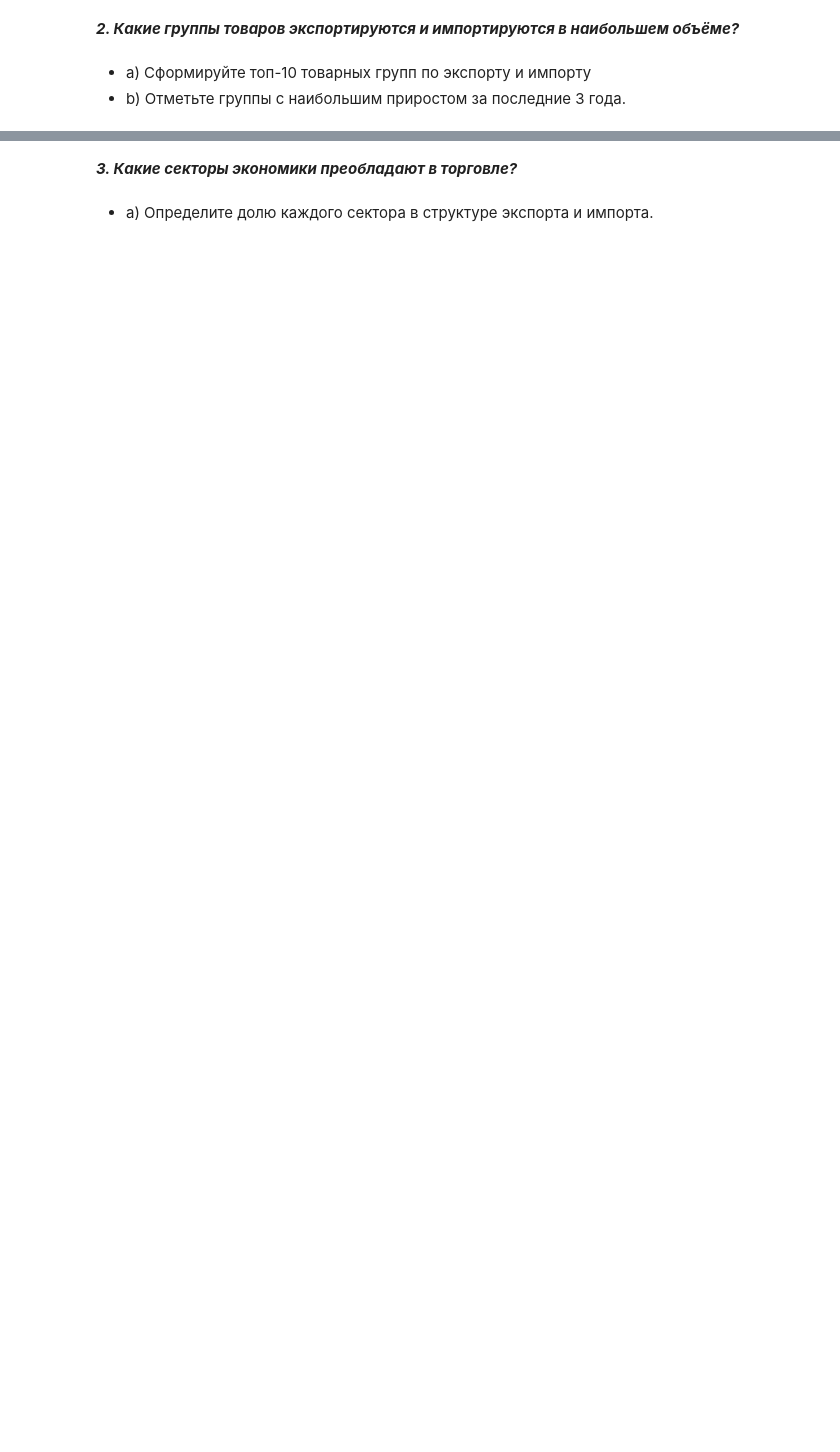
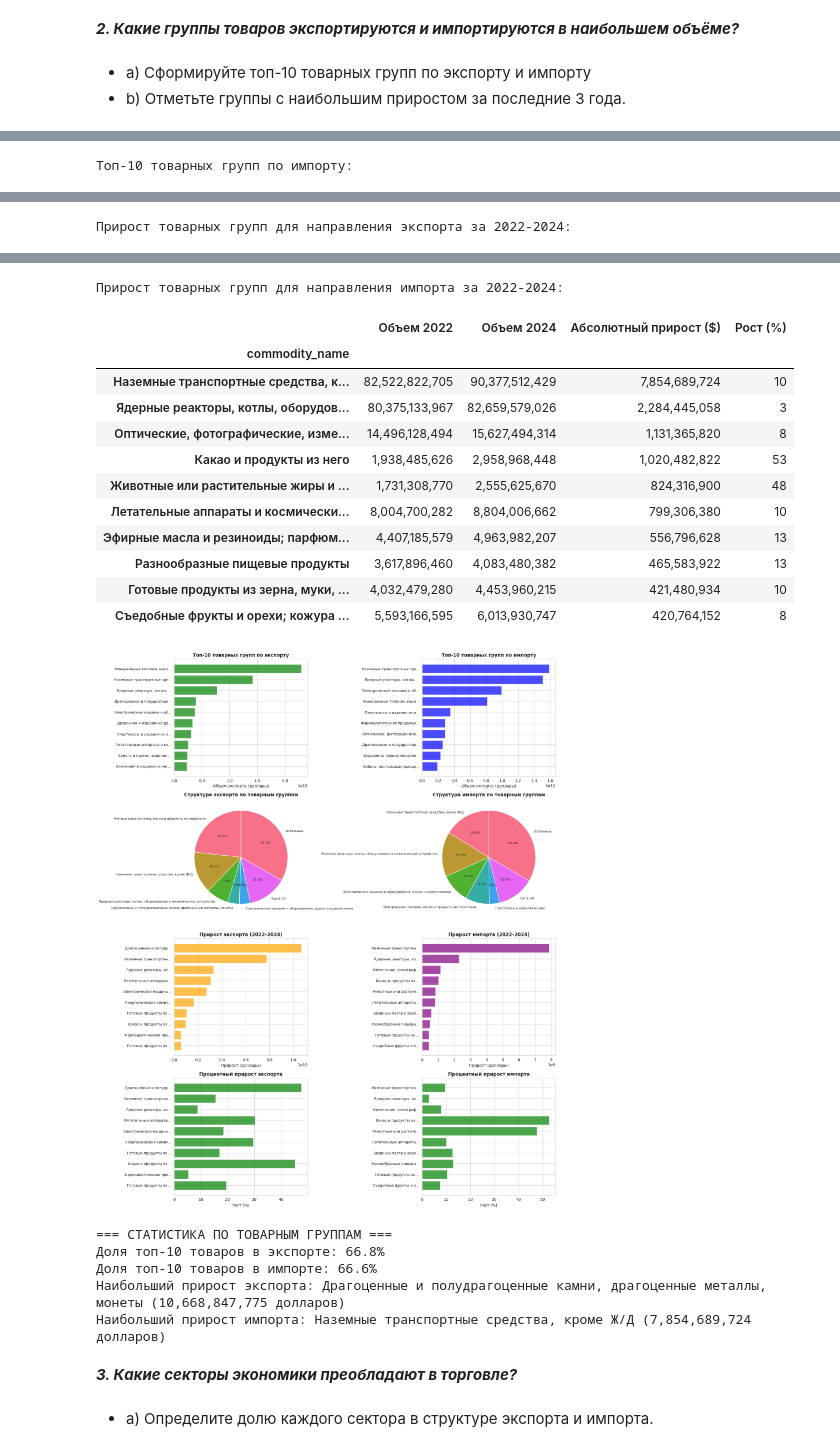
Before and after one commit to woodwyyn/data-analytics-final, a Jupyter notebook: project.ipynb, the cells around one changed output, grey strips where cells are left out. Saved outputs shown, nothing was run; the diff lists cells and outputs as text; code cells hidden in the pictures; blank space fills up the shorter version.

```diff
--- a/project.ipynb
+++ b/project.ipynb
@@ -695,4 +561,14 @@ plt.show()
 # %%
+years_to_check = sorted([int(y) for y in full_trade_data['period'].unique()])[-3:]
+
+top_export_groups, total_export = get_top_groups(full_trade_data, 'X')
+top_import_groups, total_import = get_top_groups(full_trade_data, 'M')
+
+export_growth = calculate_growth(full_trade_data, 'X', years_to_check)
+import_growth = calculate_growth(full_trade_data, 'M', years_to_check)
+
+plot_top_groups(top_export_groups, top_import_groups, export_growth, import_growth, years_to_check[0], years_to_check[-1])
+
 print(f"\n=== СТАТИСТИКА ПО ТОВАРНЫМ ГРУППАМ ===")
 print(f"Доля топ-10 товаров в экспорте: {top_export_groups['Доля экспорта (%)'].sum():.1f}%")
 print(f"Доля топ-10 товаров в импорте: {top_import_groups['Доля импорта (%)'].sum():.1f}%")
@@ -709,0 +593 @@ if import_growth is not None and len(import_growth) > 0:
+Топ-10 товарных групп по импорту:
@@ -709,0 +605 @@ if import_growth is not None and len(import_growth) > 0:
+Прирост товарных групп для направления экспорта за 2022-2024:
@@ -710,3 +618,22 @@ if import_growth is not None and len(import_growth) > 0:
+Прирост товарных групп для направления импорта за 2022-2024:
+|  | Объем 2022 | Объем 2024 | Абсолютный прирост ($) | Рост (%) |
+| commodity_name |  |  |  |  |
+| Наземные транспортные средства, к... | 82,522,822,705 | 90,377,512,429 | 7,854,689,724 | 10 |
+| Ядерные реакторы, котлы, оборудов... | 80,375,133,967 | 82,659,579,026 | 2,284,445,058 | 3 |
+| Оптические, фотографические, изме... | 14,496,128,494 | 15,627,494,314 | 1,131,365,820 | 8 |
+| Какао и продукты из него | 1,938,485,626 | 2,958,968,448 | 1,020,482,822 | 53 |
+| Животные или растительные жиры и ... | 1,731,308,770 | 2,555,625,670 | 824,316,900 | 48 |
+| Летательные аппараты и космически... | 8,004,700,282 | 8,804,006,662 | 799,306,380 | 10 |
+| Эфирные масла и резиноиды; парфюм... | 4,407,185,579 | 4,963,982,207 | 556,796,628 | 13 |
+| Разнообразные пищевые продукты | 3,617,896,460 | 4,083,480,382 | 465,583,922 | 13 |
+| Готовые продукты из зерна, муки, ... | 4,032,479,280 | 4,453,960,215 | 421,480,934 | 10 |
+| Съедобные фрукты и орехи; кожура ... | 5,593,166,595 | 6,013,930,747 | 420,764,152 | 8 |
+[figure, added]
+=== СТАТИСТИКА ПО ТОВАРНЫМ ГРУППАМ ===
+Доля топ-10 товаров в экспорте: 66.8%
+Доля топ-10 товаров в импорте: 66.6%
+Наибольший прирост экспорта: Драгоценные и полудрагоценные камни, драгоценные металлы, монеты (10,668,847,775 долларов)
+Наибольший прирост импорта: Наземные транспортные средства, кроме Ж/Д (7,854,689,724 долларов)
 # %% [markdown]
 ***3. Какие секторы экономики преобладают в торговле?***
 # %% [markdown]
```
Also changed, not shown: parts of 32 cells of this notebook.
